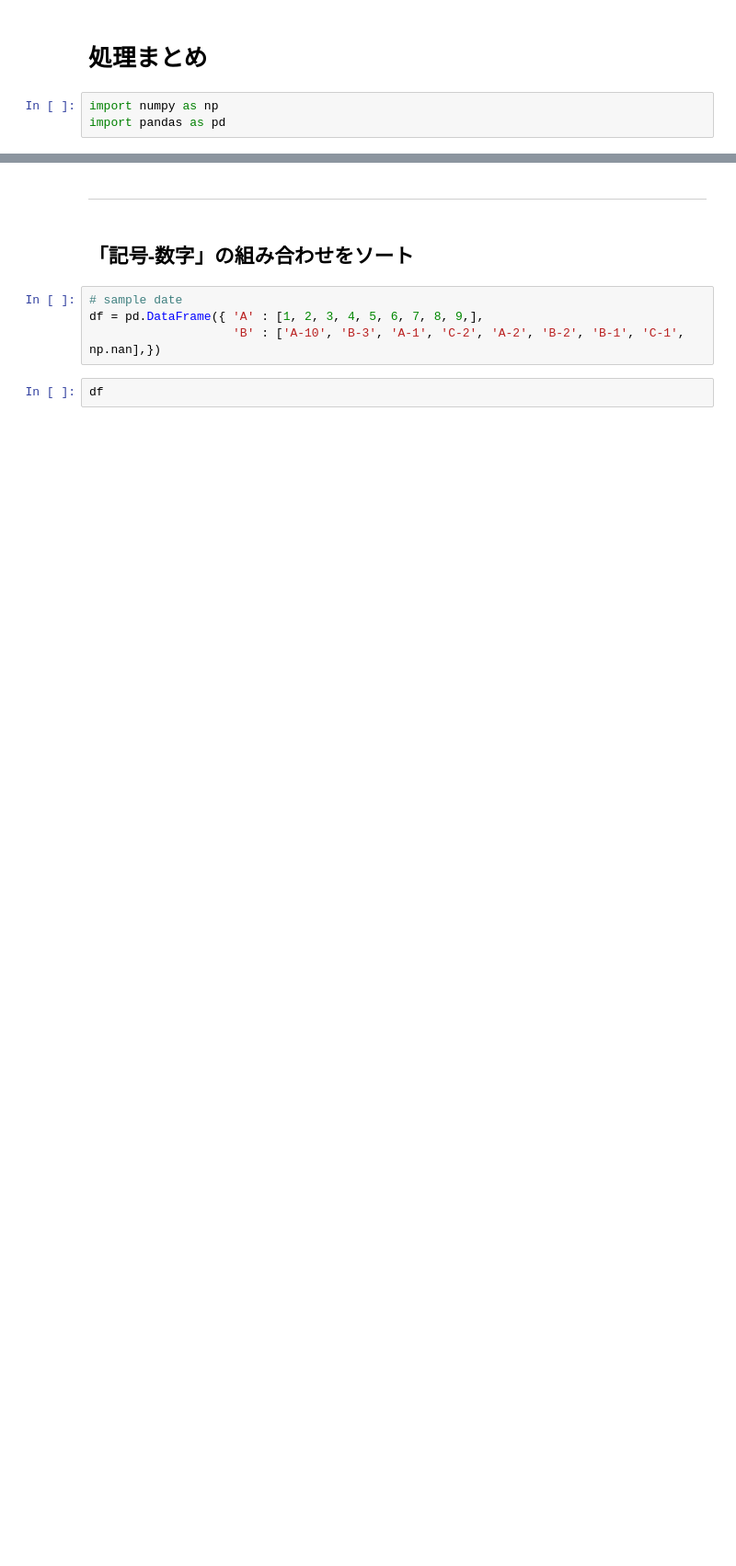
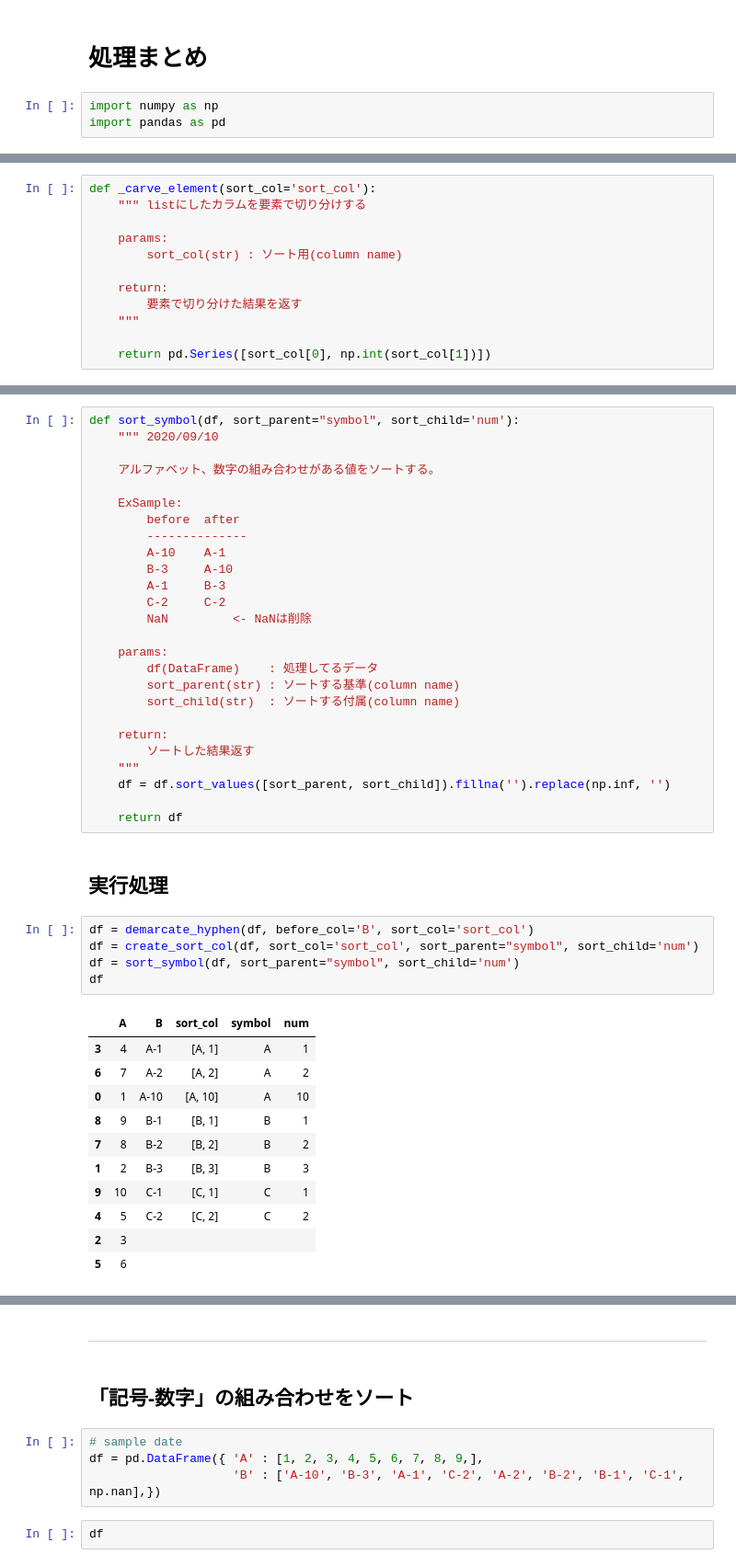
Before and after one commit to KazusaNakagawa/docker-jupyter-learn, a Jupyter notebook: ds_python/01-doc.ipynb, the cells around one changed output, grey strips where cells are left out. Shown: that part at 92% size. Saved outputs shown, nothing was run; the diff lists cells and outputs as text; blank space fills up the shorter version.

Commit message:
Modification sort col try Series

```diff
--- a/ds_python/01-doc.ipynb
+++ b/ds_python/01-doc.ipynb
@@ -13,0 +59,12 @@ import pandas as pd
+# %%
+def _carve_element(sort_col='sort_col'):
+    """ listにしたカラムを要素で切り分けする
+
+    params:
+        sort_col(str) : ソート用(column name)
+
+    return:
+        要素で切り分けた結果を返す
+    """
+
+    return pd.Series([sort_col[0], np.int(sort_col[1])])
@@ -13,0 +92,45 @@ import pandas as pd
+# %%
+def sort_symbol(df, sort_parent="symbol", sort_child='num'):
+    """ 2020/09/10
+
+    アルファベット、数字の組み合わせがある値をソートする。
+
+    ExSample:
+        before  after
+        --------------
+        A-10    A-1
+        B-3     A-10
+        A-1     B-3
+        C-2     C-2
+        NaN         <- NaNは削除
+
+    params:
+    	df(DataFrame)	 : 処理してるデータ
+        sort_parent(str) : ソートする基準(column name)
+        sort_child(str)  : ソートする付属(column name)
+
+    return:
+        ソートした結果返す
+    """
+    df = df.sort_values([sort_parent, sort_child]).fillna('').replace(np.inf, '')
+
+    return df
+# %% [markdown]
+## 実行処理
+# %%
+df = demarcate_hyphen(df, before_col='B', sort_col='sort_col')
+df = create_sort_col(df, sort_col='sort_col', sort_parent="symbol", sort_child='num')
+df = sort_symbol(df, sort_parent="symbol", sort_child='num')
+df
+# %% [output]
+|  | A | B | sort_col | symbol | num |
+| 3 | 4 | A-1 | [A, 1] | A | 1 |
+| 6 | 7 | A-2 | [A, 2] | A | 2 |
+| 0 | 1 | A-10 | [A, 10] | A | 10 |
+| 8 | 9 | B-1 | [B, 1] | B | 1 |
+| 7 | 8 | B-2 | [B, 2] | B | 2 |
+| 1 | 2 | B-3 | [B, 3] | B | 3 |
+| 9 | 10 | C-1 | [C, 1] | C | 1 |
+| 4 | 5 | C-2 | [C, 2] | C | 2 |
+| 2 | 3 |  |  |  |  |
+| 5 | 6 |  |  |  |  |
```
Also changed, not shown: parts of 11 cells of this notebook.
